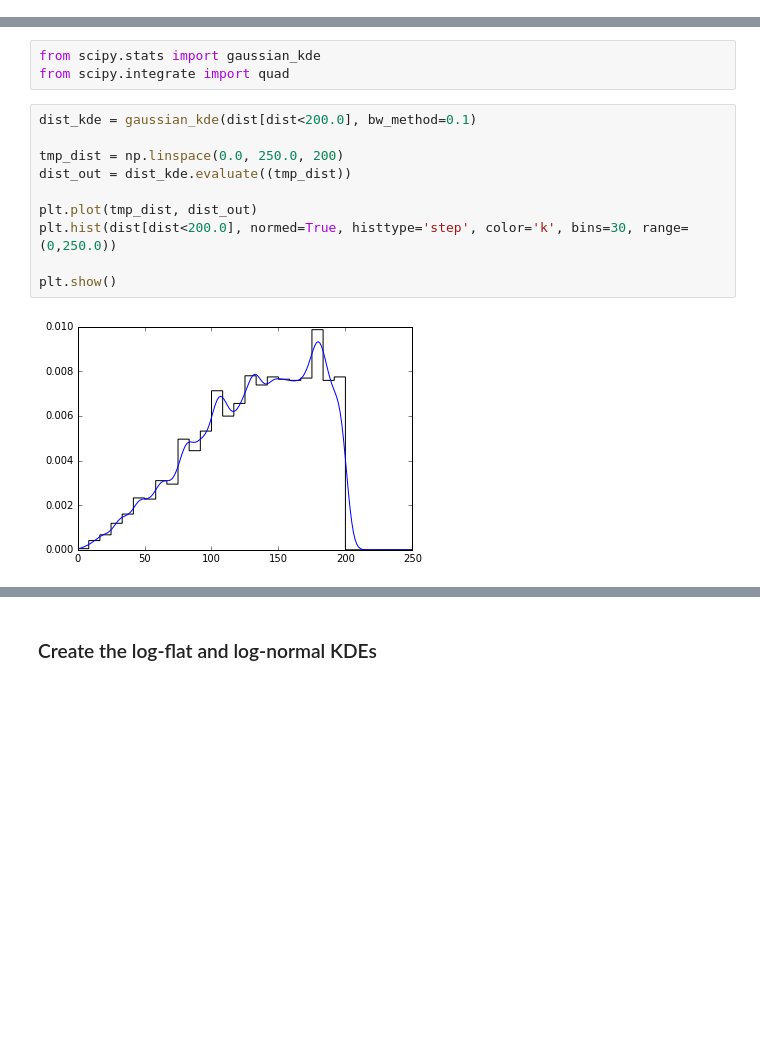
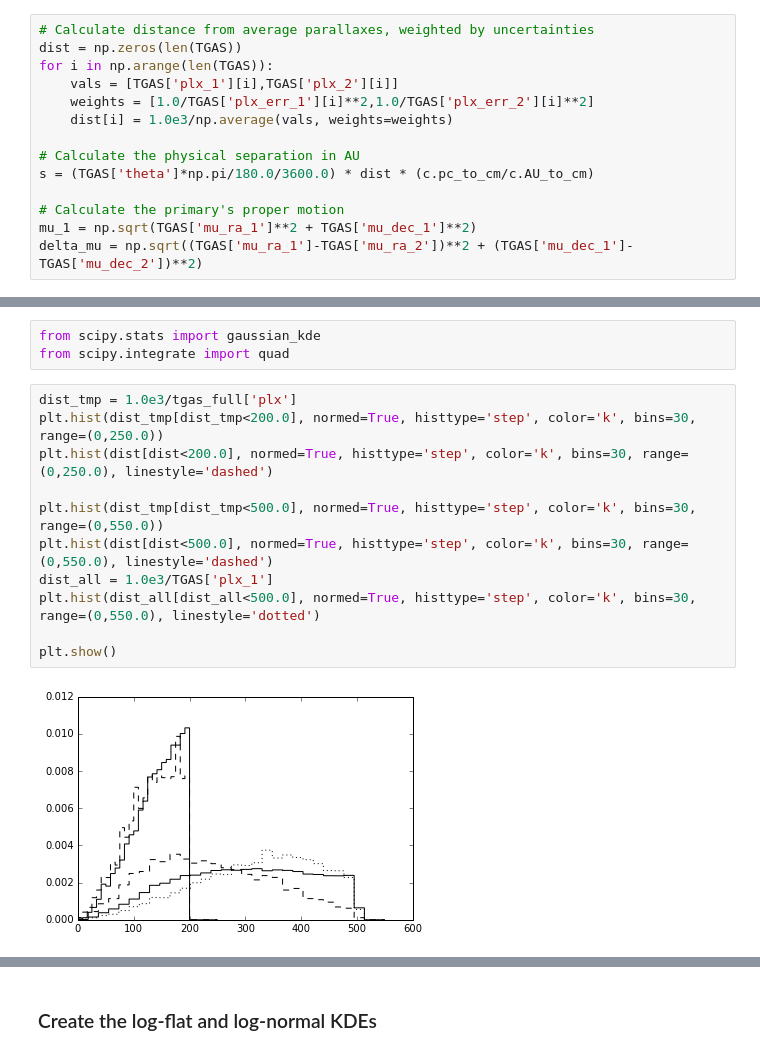
Before and after one commit to astroJeff/gaia_binaries, a Jupyter notebook: notebooks/TGAS_distribution.ipynb, the cells around one changed output, grey strips where cells are left out. Saved outputs shown, nothing was run; the diff lists cells and outputs as text; blank space fills up the shorter version.

```diff
--- a/notebooks/TGAS_distribution.ipynb
+++ b/notebooks/TGAS_distribution.ipynb
@@ -343,3 +407,17 @@ plt.hist(TGAS_old['theta'][compare['idx_2'][idx_top_left]], histtype='step', col
 plt.show()
 # %% [output]
 [figure]
+# %%
+# Calculate distance from average parallaxes, weighted by uncertainties
+dist = np.zeros(len(TGAS))
+for i in np.arange(len(TGAS)):
+    vals = [TGAS['plx_1'][i],TGAS['plx_2'][i]]
+    weights = [1.0/TGAS['plx_err_1'][i]**2,1.0/TGAS['plx_err_2'][i]**2]
+    dist[i] = 1.0e3/np.average(vals, weights=weights)
+
+# Calculate the physical separation in AU
+s = (TGAS['theta']*np.pi/180.0/3600.0) * dist * (c.pc_to_cm/c.AU_to_cm)
+
+# Calculate the primary's proper motion
+mu_1 = np.sqrt(TGAS['mu_ra_1']**2 + TGAS['mu_dec_1']**2)
+delta_mu = np.sqrt((TGAS['mu_ra_1']-TGAS['mu_ra_2'])**2 + (TGAS['mu_dec_1']-TGAS['mu_dec_2'])**2)
@@ -464,15 +648,16 @@ plt.show()
 # %%
 from scipy.stats import gaussian_kde
 from scipy.integrate import quad
-# %%
-dist_kde = gaussian_kde(dist[dist<200.0], bw_method=0.1)
-
-tmp_dist = np.linspace(0.0, 250.0, 200)
-dist_out = dist_kde.evaluate((tmp_dist))
-
-plt.plot(tmp_dist, dist_out)
-plt.hist(dist[dist<200.0], normed=True, histtype='step', color='k', bins=30, range=(0,250.0))
-
-plt.show()
-# %% [output]
-[figure, removed]
+# %%
+dist_tmp = 1.0e3/tgas_full['plx']
+plt.hist(dist_tmp[dist_tmp<200.0], normed=True, histtype='step', color='k', bins=30, range=(0,250.0))
+plt.hist(dist[dist<200.0], normed=True, histtype='step', color='k', bins=30, range=(0,250.0), linestyle='dashed')
+
+plt.hist(dist_tmp[dist_tmp<500.0], normed=True, histtype='step', color='k', bins=30, range=(0,550.0))
+plt.hist(dist[dist<500.0], normed=True, histtype='step', color='k', bins=30, range=(0,550.0), linestyle='dashed')
+dist_all = 1.0e3/TGAS['plx_1']
+plt.hist(dist_all[dist_all<500.0], normed=True, histtype='step', color='k', bins=30, range=(0,550.0), linestyle='dotted')
+
+plt.show()
+# %% [output]
+[figure, added]
```
Also changed, not shown: parts of 11 cells of this notebook, 2 other files.
